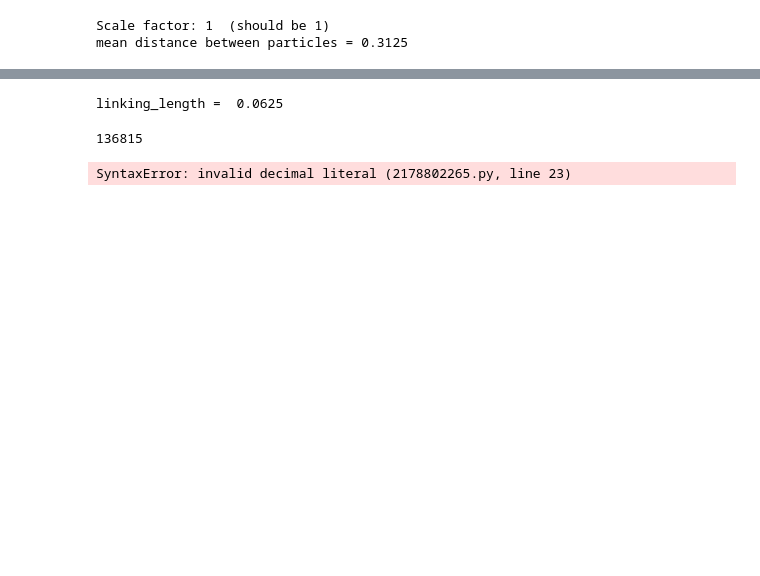
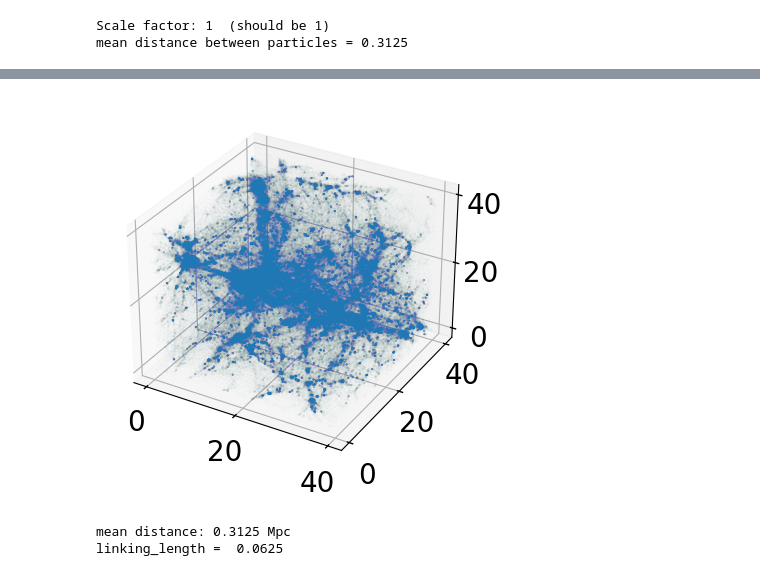
Before and after one commit to malinadesai/astroII_numproj, a Jupyter notebook: fof.ipynb, the cells around one changed output, grey strips where cells are left out. Drawn from its saved outputs; the diff is of its cells as text; code cells hidden in the pictures; blank space fills up the shorter version.

```diff
--- a/fof.ipynb
+++ b/fof.ipynb
@@ -48,3 +91,10 @@ plt.show()
+# %%
+fig = plt.figure()
+ax = plt.axes(projection='3d')
+ax.scatter(x,y,z, s=0.1, alpha=0.01)
+plt.show()
+# %% [output]
+[figure, added]
 # %%
 def particle_distance(i, j, positions):
     x_i, y_i, z_i = positions[i, 0], positions[i, 1], positions[i, 2]
@@ -55,6 +105,7 @@ def particle_distance(i, j, positions):
 
 # linking length:
 linking_length = mean_dist*0.2
+print('mean distance:', mean_dist, 'Mpc')
 print('linking_length = ', linking_length)
 
 # find friends:
@@ -84,6 +135,7 @@ for i in range(n_particles):  # Generates numbers from 0 to 10
 #             # particles are not friends
 #             continue
 # %% [output]
+mean distance: 0.3125 Mpc
 linking_length =  0.0625
 # %%
 # https://docs.scipy.org/doc/scipy/reference/generated/scipy.spatial.KDTree.query_pairs.html
@@ -92,33 +144,42 @@ friend_pairs = tree.query_pairs(r=linking_length) # unique pairs of all points w
 # %%
-for i, j in friend_pairs:
-    friend_dict[i].append(j)
-    friend_dict[j].append(i)
-len(friend_pairs)
+# for i, j in friend_pairs:
+#     friend_dict[i].append(j)
+#     friend_dict[j].append(i)
+
+# chatgpt did this because appending particle by particle was taking an inconceivable amount of time
+
+src = np.r_[pairs[:,0], pairs[:,1]]
+dst = np.r_[pairs[:,1], pairs[:,0]]
+order = np.argsort(src)
+src = src[order]; dst = dst[order]
+friends = np.split(dst, np.cumsum(np.bincount(src, minlength=n_particles))[:-1])
-# %% [output]
-136815
 # %%
 """
 general idea:
-    choose a 'lonely' particle and say it's part of a new halo
-    take all its friends, and its friends' friends, and theirs, and so on, until there are no more friends to be added
-    those particles together form the halo
+    choose a particle that hasn't been checked yet
+    assign a new halo to it
+    make a list of new particles to check - initially the list of that particle's friends
+    for each particle in the to_check list,
+    see if it's been checked, and if not, add it to the halo, and add its friends to the to_check list
+    continue until there are no particles left to check
+    if there is
     then find a new lonely particle and do the same thing
 """
 
-lonely = np.ones(n_particles, dtype=bool)
-print(lonely)
+
+checked = np.zeros(n_particles, dtype=bool)
+
 halos = []
-
-for i in range(n_particles):
-    if lonely[i]:
-        lonely[i] = False
-        halo = [i]
-        halo.extend(friend_dict[i])
-        for j in friend_dict[i]:
-            halo.extend(friend_dict[j])
-        halo = set(halo) # to get rid of duplicates
+for i in tqdm(range(n_particles)):
+    if not checked[i]: # find a particle that hasn't been checked yet
+        checked[i] = True
+        halo = [i] # assign a halo to it
+        to_check = list(friends[i]) # initialize a list of other particles to check / add to the halo
+        while len(to_check)>0:
+            particle = to_check.pop() # gets the index but removes that index from the list of particles to check
+            if not checked[particle]:
+                checked[particle] = True # mark that we've checked the particle
+                halo.append(particle) # add prticle to halo
+                to_check.extend(friends[particle]) # add its friends to the list of particles to check
         if len(halo) > 1:
             halos.append(halo)
-        TODO make this not just take friends and 2nd friends, but iterate until no more friends of friends to be added
-# %% [output]
-SyntaxError: invalid decimal literal (2178802265.py, line 23)
```
Also changed, not shown: parts of 10 cells of this notebook, 5 other files.
